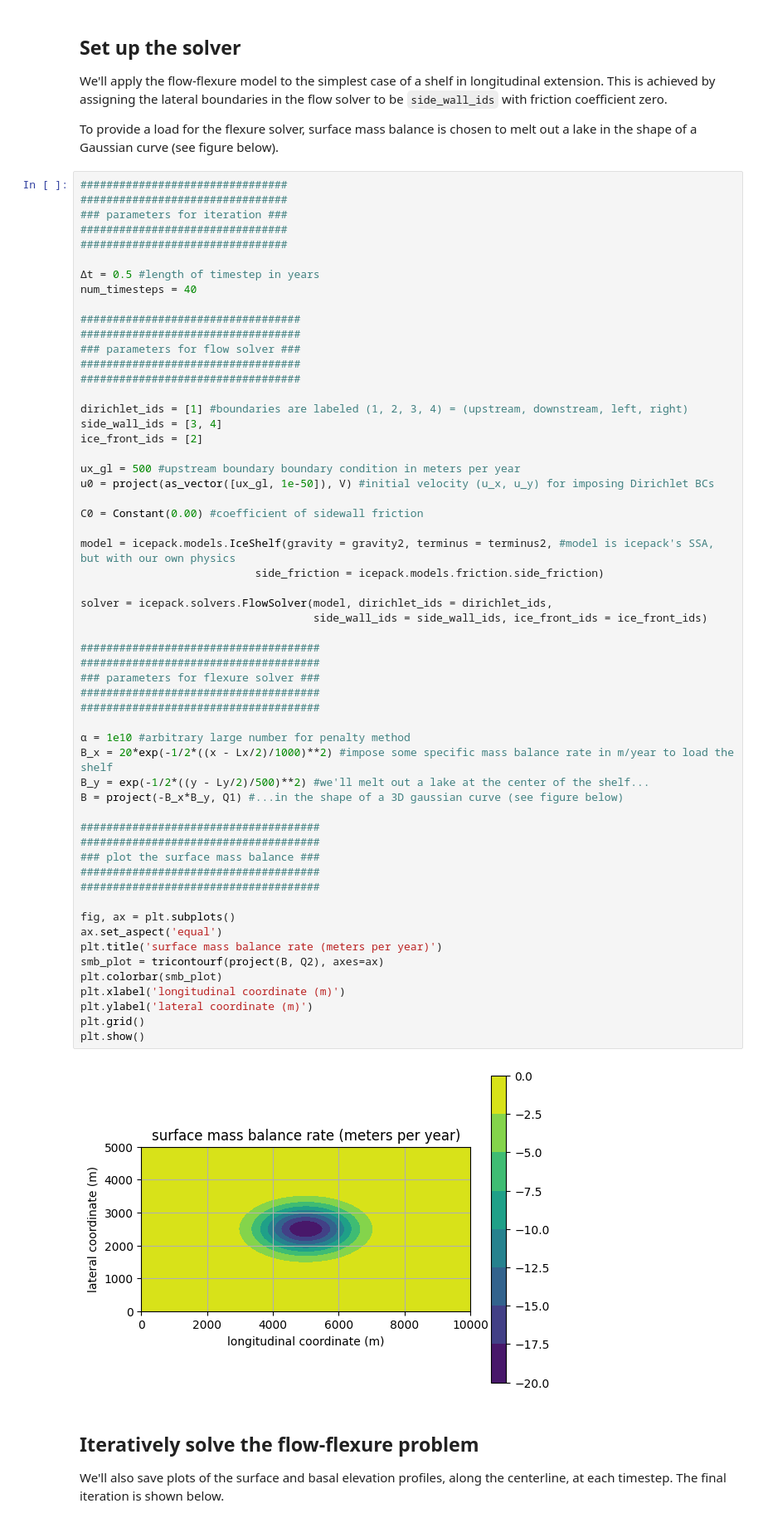
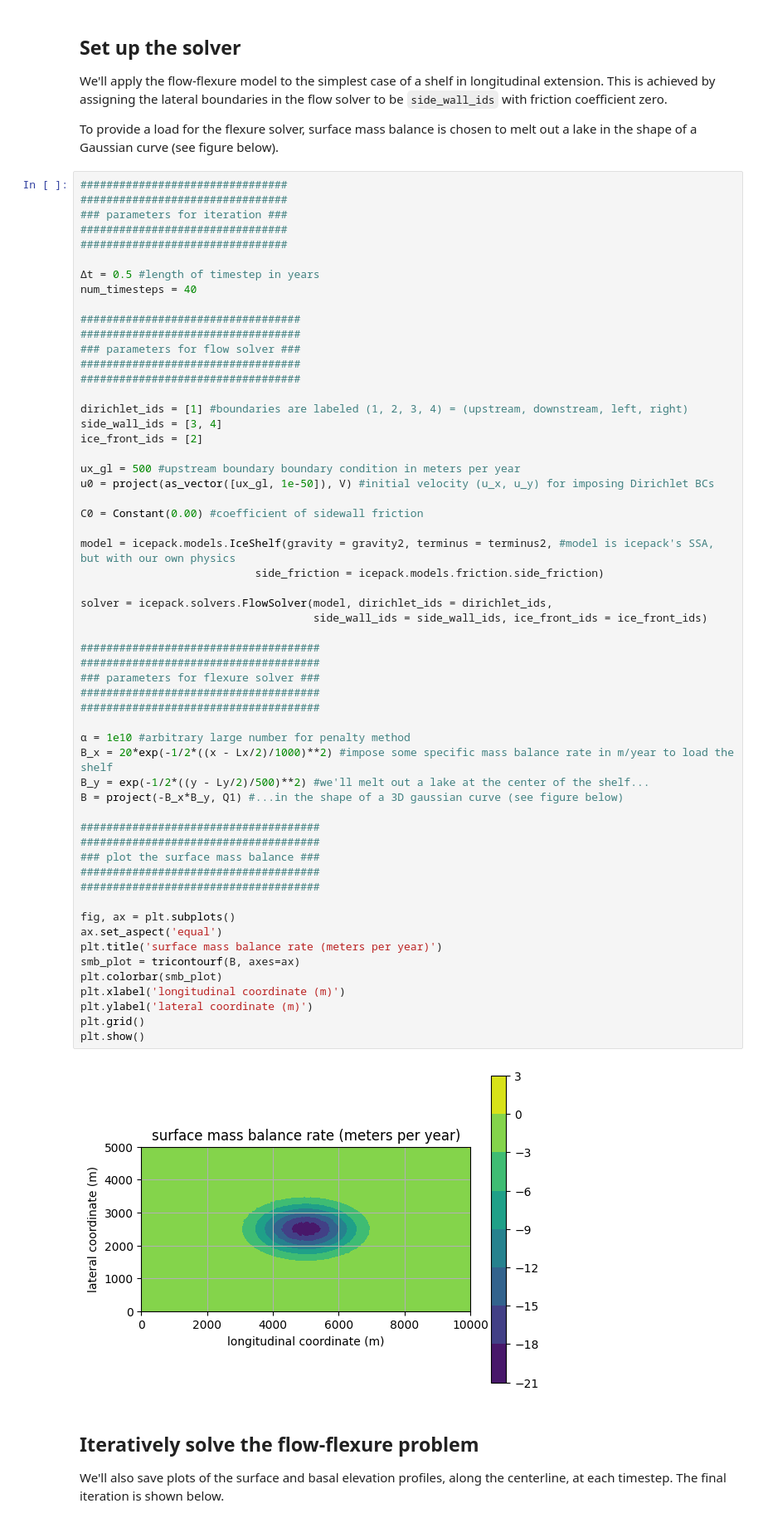
Before and after one commit to chrismiele/weird_flex, a Jupyter notebook: 4_coupled_flow_flexure_viscous.ipynb, the cells around one changed output. Shown at 83% size. Saved outputs shown, nothing was run; the diff lists cells and outputs as text.

```diff
--- a/4_coupled_flow_flexure_viscous.ipynb
+++ b/4_coupled_flow_flexure_viscous.ipynb
@@ -132,35 +133,35 @@ model = icepack.models.IceShelf(gravity = gravity2, terminus = terminus2, #model
 
 solver = icepack.solvers.FlowSolver(model, dirichlet_ids = dirichlet_ids,
                                     side_wall_ids = side_wall_ids, ice_front_ids = ice_front_ids)
 
 #####################################
 #####################################
 ### parameters for flexure solver ###
 #####################################
 #####################################
 
 α = 1e10 #arbitrary large number for penalty method
 B_x = 20*exp(-1/2*((x - Lx/2)/1000)**2) #impose some specific mass balance rate in m/year to load the shelf
 B_y = exp(-1/2*((y - Ly/2)/500)**2) #we'll melt out a lake at the center of the shelf...
 B = project(-B_x*B_y, Q1) #...in the shape of a 3D gaussian curve (see figure below)
 
 #####################################
 #####################################
 ### plot the surface mass balance ###
 #####################################
 #####################################
 
 fig, ax = plt.subplots()
 ax.set_aspect('equal')
 plt.title('surface mass balance rate (meters per year)')
-smb_plot = tricontourf(project(B, Q2), axes=ax)
+smb_plot = tricontourf(B, axes=ax)
 plt.colorbar(smb_plot)
 plt.xlabel('longitudinal coordinate (m)')
 plt.ylabel('lateral coordinate (m)')
 plt.grid()
 plt.show()
 # %% [output]
-[figure, old version]
+[figure, new version]
 # %% [markdown]
 ## Iteratively solve the flow-flexure problem
 
```
Also changed, not shown: parts of 5 cells of this notebook.
